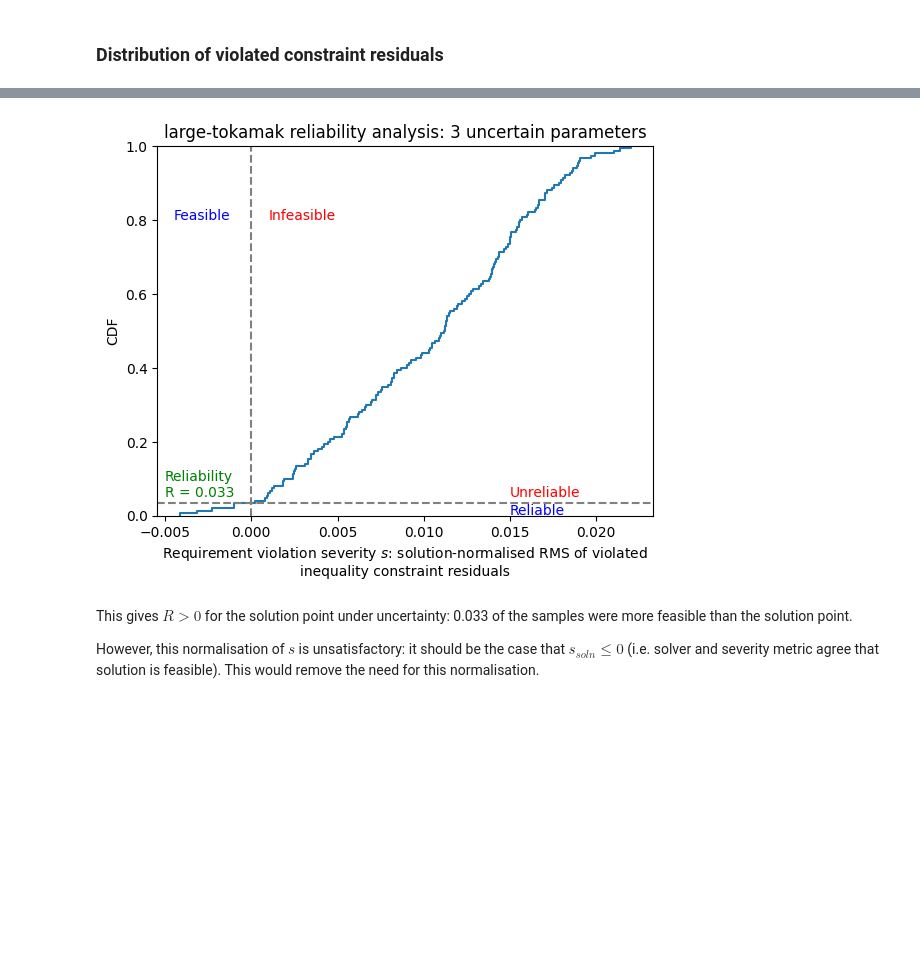
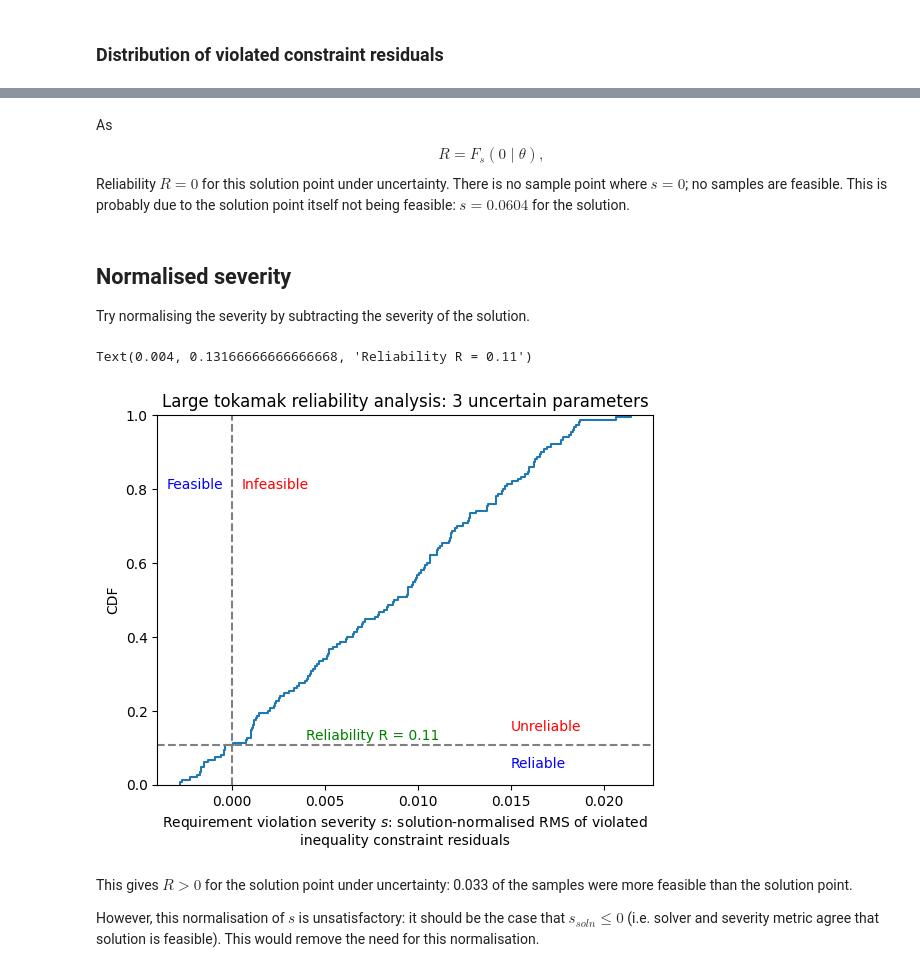
Before and after one commit to jonmaddock/easyVVUQ-process, a Jupyter notebook: ra/metrics/ra_analysis.ipynb, the cells around one changed output, grey strips where cells are left out. Drawn from its saved outputs; the diff is of its cells as text; code cells hidden in the pictures; blank space fills up the shorter version.

Commit message:
Normalised and non-normalised severity function

```diff
--- a/ra/metrics/ra_analysis.ipynb
+++ b/ra/metrics/ra_analysis.ipynb
@@ -37,6 +32,7 @@ Check out the QOIs from the samples.
 qois = [
     "rms_vio_constr_res",
 ]
-campaigns[campaign_name]["samples"][qois].describe()
+samples = analyse.get_samples(campaigns["3p_infeas_sol_no_norm"])
+samples[qois].describe()
 # %% [output]
 |  | rms_vio_constr_res |
@@ -52,2 +47,18 @@ campaigns[campaign_name]["samples"][qois].describe()
 # %% [markdown]
 ### Distribution of violated constraint residuals
+# %%
+response_series = []
+for campaign_name in campaigns:
+    # TODO How are these different?
+    # samples = campaign.get_collation_result()
+    # samples = campaign.analyse(qoi_cols=qois)
+
+    results = campaigns[campaign_name].analyse(qoi_cols=qois)
+    results.samples.columns = results.samples.columns.droplevel(1)
+    samples = results.samples["rms_vio_constr_res"]
+    # Response series for one campaign
+    samples = samples.rename(campaign_name)
+    response_series.append(samples)
+
+# Concatenate list of response series into single df
+campaigns_responses = pd.concat(response_series, axis=1)
@@ -54,40 +81,56 @@ campaigns[campaign_name]["samples"][qois].describe()
+# %% [markdown]
+As
+$$R = F_s(0\mid\theta),$$
+Reliability $R = 0$ for this solution point under uncertainty. There is no sample point where $s = 0$; no samples are feasible. This is probably due to the solution point itself not being feasible: $s = 0.0604$ for the solution.
+# %% [markdown]
+## Normalised severity
+
+Try normalising the severity by subtracting the severity of the solution.
 # %%
 fig, ax = plt.subplots()
-
-study_cdf_dfs = []
-for campaign_name in campaigns:
-    results = campaigns[campaign_name]["campaign"].analyse(
-        qoi_cols=["rms_vio_constr_res"]
-    )
-    results.samples.columns = results.samples.columns.droplevel(1)
-    samples = results.samples["rms_vio_constr_res"]
-    samples = samples.rename(campaign_name)
-    study_cdf_dfs.append(samples)
-
-cdfs = pd.concat(study_cdf_dfs, axis=1)
-sns.ecdfplot(data=cdfs, ax=ax)
-ax.set_title("large-tokamak reliability analysis: 3 uncertain parameters")
+sns.ecdfplot(data=campaigns_responses["3p_infeas_sol_norm"], ax=ax)
+ax.set_title("Large tokamak reliability analysis: 3 uncertain parameters")
 ax.set_xlabel(
     "Requirement violation severity $s$: solution-normalised RMS of violated\ninequality constraint residuals"
 )
 ax.set_ylabel("CDF")
 
-# Intersection line
+# Intersection lines
 x, y = ax.lines[0].get_data()
 thresh = 0.0
 # Find index of sign-change around threshold
 thresh_idx = np.nonzero(np.diff(np.sign(x - thresh)))[0]
 y_val = y[thresh_idx[0]]
 ax.axhline(y_val, color="grey", linestyle="dashed")
 ax.axvline(0.0, color="grey", linestyle="dashed")
-ax.annotate("Infeasible", (0.001, 0.8), color="red")
-ax.annotate("Feasible", (-0.0045, 0.8), color="blue")
-ax.annotate("Unreliable", (0.015, 0.05), color="red")
-ax.annotate("Reliable", (0.015, 0.003), color="blue")
-ax.annotate(f"Reliability\nR = {y_val:.2}", (-0.005, 0.05), color="green")
-ax.legend().remove()
+
+# Annotation positions
+reliable_x = 0.015
+reliable_y_pad = 0.05
+# TODO rel to center?
+ax.annotate("Infeasible", (0.0005, 0.8), color="red")
+ax.annotate("Feasible", (-0.0035, 0.8), color="blue")
+ax.annotate(
+    "Unreliable",
+    (reliable_x, y_val + reliable_y_pad),
+    color="red",
+    verticalalignment="center",
+)
+ax.annotate(
+    "Reliable",
+    (reliable_x, y_val - reliable_y_pad),
+    color="blue",
+    verticalalignment="center",
+)
+ax.annotate(
+    f"Reliability R = {y_val:.2}",
+    (0.004, y_val + reliable_y_pad / 2),
+    color="green",
+    verticalalignment="center",
+)
 # %% [output]
+Text(0.004, 0.13166666666666668, 'Reliability R = 0.11')
-[figure, old version]
+[figure, new version]
 # %% [markdown]
 This gives $R > 0$ for the solution point under uncertainty: 0.033 of the samples were more feasible than the solution point.
 
```
Also changed, not shown: parts of 7 cells of this notebook, 1 other file.
